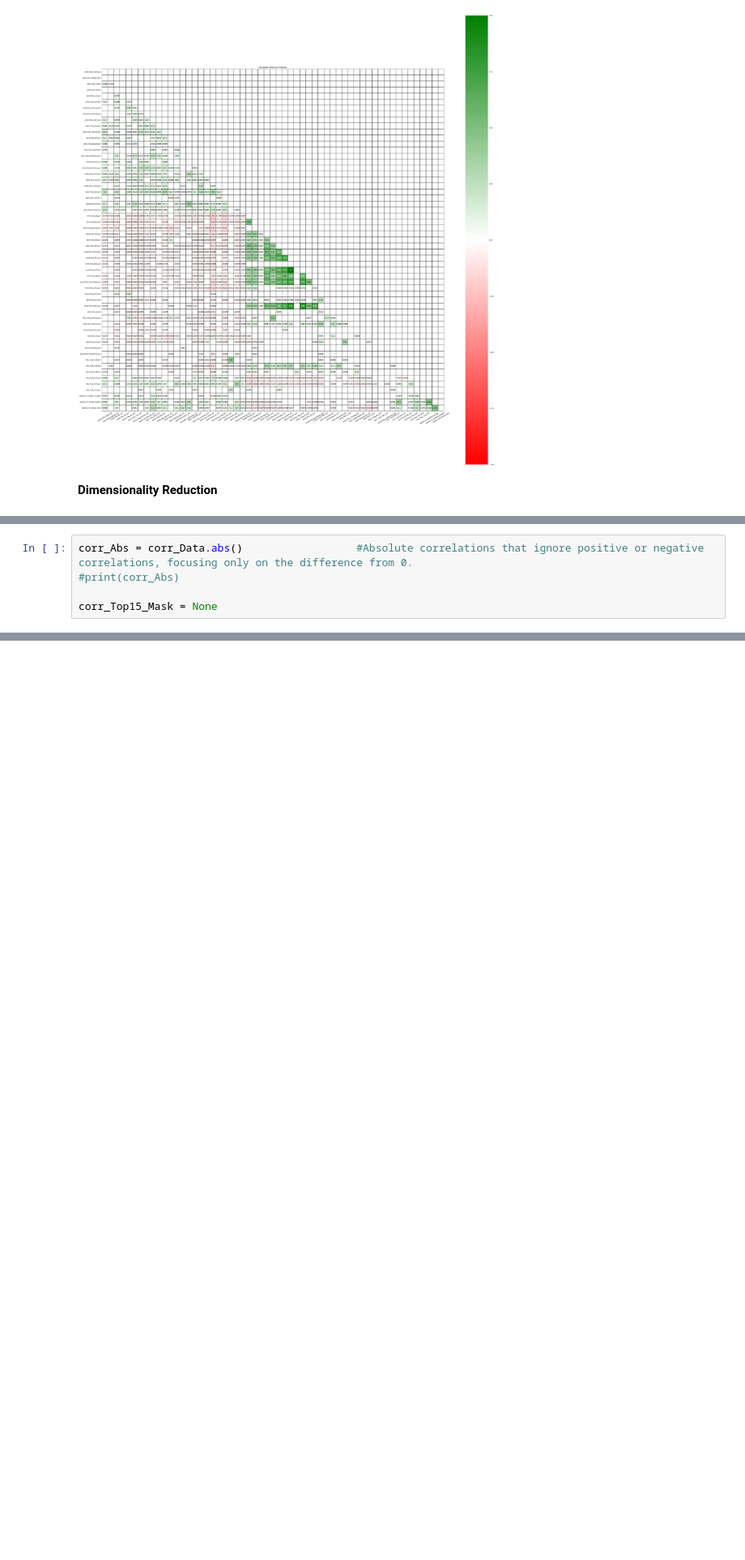
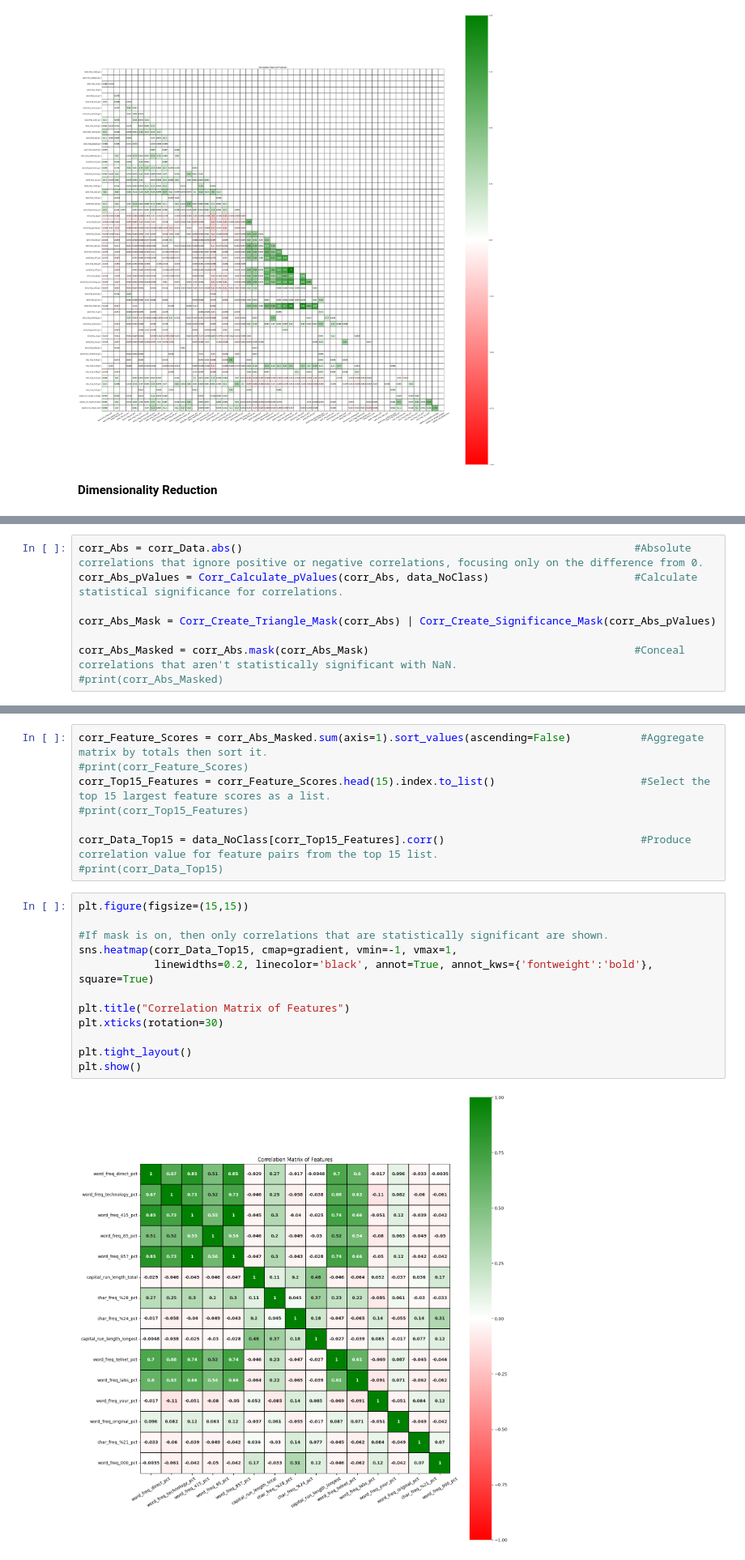
Before and after one commit to Chungj2000/Data-Analysis, a Jupyter notebook: Kaggle/Spambase/Workbook.ipynb, the cells around one changed output, grey strips where cells are left out. Shown at 81% size. Drawn from its saved outputs; the diff is of its cells as text; blank space fills up the shorter version.

```diff
--- a/Kaggle/Spambase/Workbook.ipynb
+++ b/Kaggle/Spambase/Workbook.ipynb
@@ -501,5 +502,8 @@ Possible solutions:
 # %%
-corr_Abs = corr_Data.abs()                  #Absolute correlations that ignore positive or negative correlations, focusing only on the difference from 0.
-#print(corr_Abs)
+corr_Abs = corr_Data.abs()                                                              #Absolute correlations that ignore positive or negative correlations, focusing only on the difference from 0.
+corr_Abs_pValues = Corr_Calculate_pValues(corr_Abs, data_NoClass)                       #Calculate statistical significance for correlations.
 
-corr_Top15_Mask = None
+corr_Abs_Mask = Corr_Create_Triangle_Mask(corr_Abs) | Corr_Create_Significance_Mask(corr_Abs_pValues)
+
+corr_Abs_Masked = corr_Abs.mask(corr_Abs_Mask)                                          #Conceal correlations that aren't statistically significant with NaN.
+#print(corr_Abs_Masked)
@@ -505,0 +512,22 @@ corr_Top15_Mask = None
+# %%
+corr_Feature_Scores = corr_Abs_Masked.sum(axis=1).sort_values(ascending=False)           #Aggregate matrix by totals then sort it.
+#print(corr_Feature_Scores)
+corr_Top15_Features = corr_Feature_Scores.head(15).index.to_list()                       #Select the top 15 largest feature scores as a list.
+#print(corr_Top15_Features)
+
+corr_Data_Top15 = data_NoClass[corr_Top15_Features].corr()                               #Produce correlation value for feature pairs from the top 15 list.
+#print(corr_Data_Top15)
+# %%
+plt.figure(figsize=(15,15))
+
+#If mask is on, then only correlations that are statistically significant are shown.
+sns.heatmap(corr_Data_Top15, cmap=gradient, vmin=-1, vmax=1,
+            linewidths=0.2, linecolor='black', annot=True, annot_kws={'fontweight':'bold'}, square=True)
+
+plt.title("Correlation Matrix of Features")
+plt.xticks(rotation=30)
+
+plt.tight_layout()
+plt.show()
+# %% [output]
+[figure, added]
```
Also changed, not shown: parts of 4 cells of this notebook.
